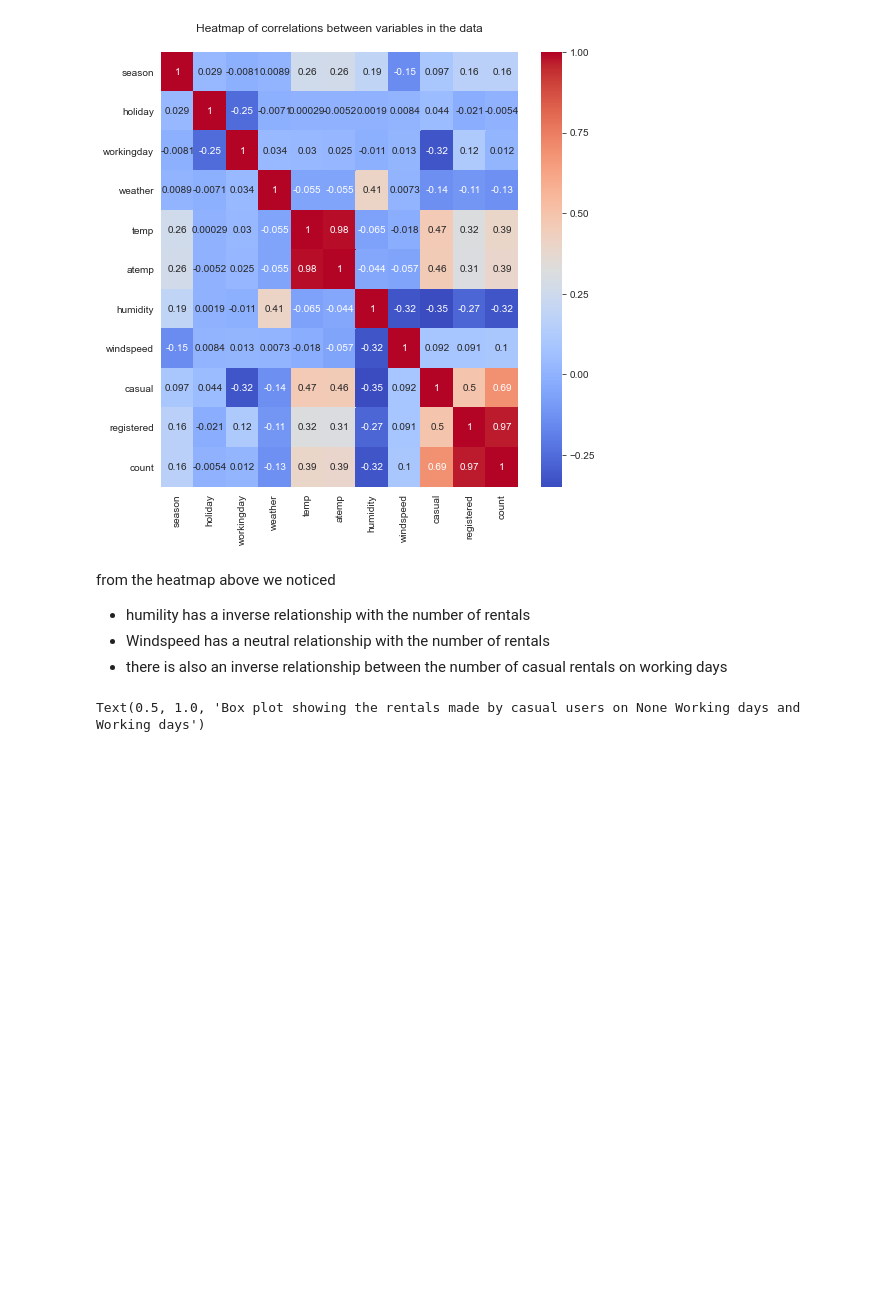
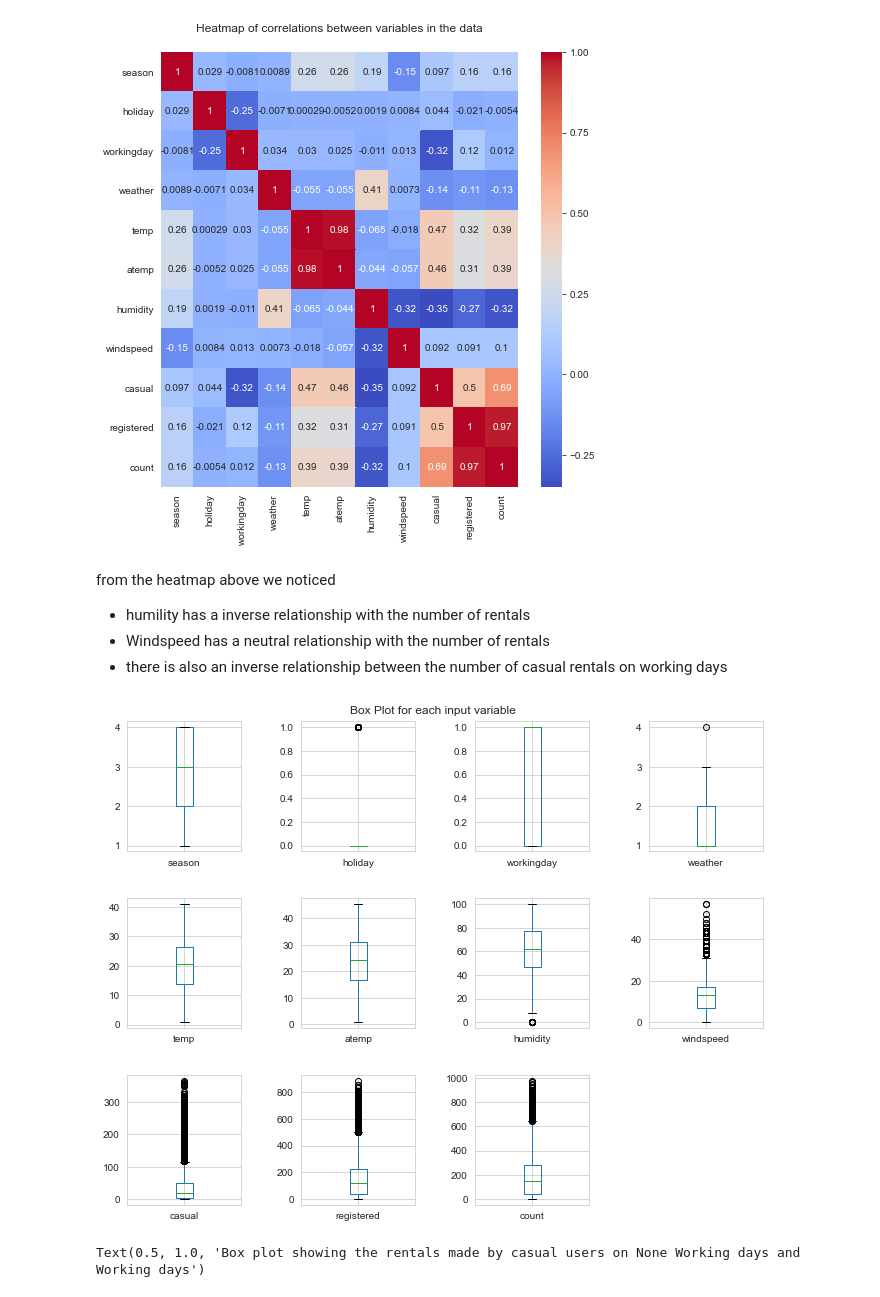
Before and after one commit to Chizzy-codes/Bicycle-Renting-Demand-Forecast-Using-Machine-Learning, a Jupyter notebook: Bicycle_sharing_system_demand_analysis.ipynb, the cells around one changed output. Drawn from its saved outputs; the diff is of its cells as text; code cells hidden in the pictures; blank space fills up the shorter version.

```diff
--- a/Bicycle_sharing_system_demand_analysis.ipynb
+++ b/Bicycle_sharing_system_demand_analysis.ipynb
@@ -142,6 +157,15 @@ from the heatmap above we noticed
 - humility has a inverse relationship with the number of rentals
 - Windspeed has a neutral relationship with the number of rentals
 - there is also an inverse relationship between the number of casual rentals on working days
+# %%
+# Box plot showing the distribution of variables in each column
+
+bydf.iloc[:, 1:12].plot(kind='box', subplots=True, layout=(4,4), sharex=False, sharey = False, figsize=(10,10),
+           title= 'Box Plot for each input variable')
+plt.tight_layout(pad=3.0, h_pad=3.0, w_pad=3.0)
+plt.show()
+# %% [output]
+[figure, added]
 # %%
 # checking the relationship between total rentals on weekdays vs on weekends
 # %%
```
Also changed, not shown: parts of 5 cells of this notebook.
